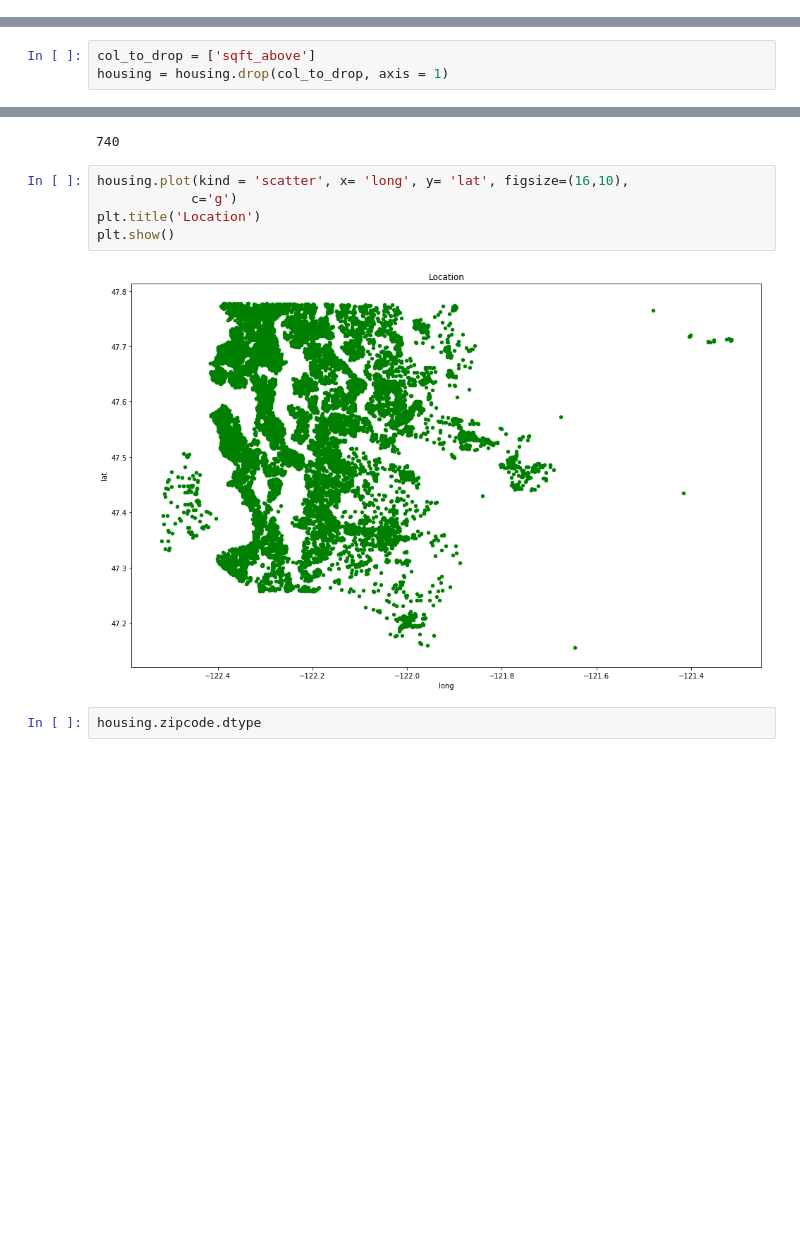
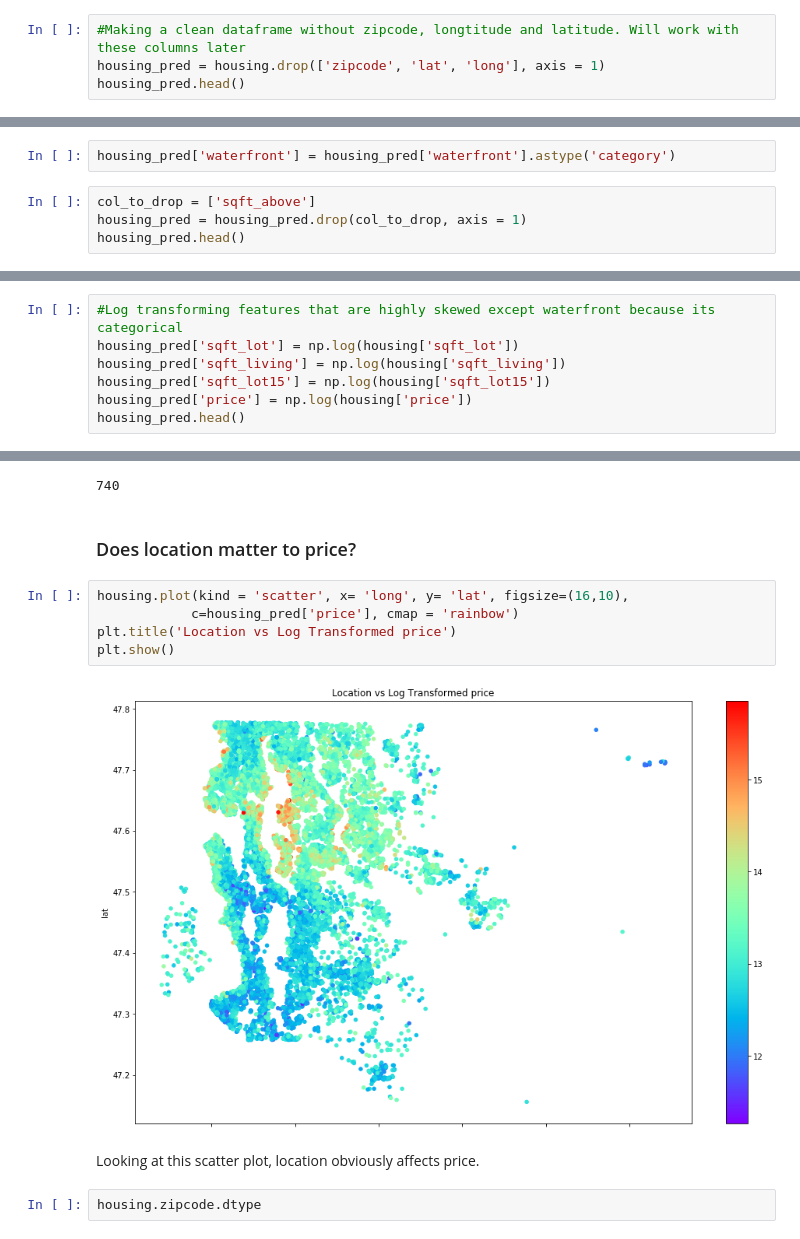
Before and after one commit to callRoko/dsc-1-final-project-online-ds-pt-041519, a Jupyter notebook: student.ipynb, the cells around one changed output, grey strips where cells are left out. Drawn from its saved outputs; the diff is of its cells as text; blank space fills up the shorter version.

```diff
--- a/student.ipynb
+++ b/student.ipynb
@@ -388,0 +342,4 @@ Looking at these distribution plots and scatter, I can see several things. Much
+# %%
+#Making a clean dataframe without zipcode, longtitude and latitude. Will work with these columns later
+housing_pred = housing.drop(['zipcode', 'lat', 'long'], axis = 1)
+housing_pred.head()
@@ -403,3 +369,6 @@ Remembering that the target variable is price, the variables most highly correla
+# %%
+housing_pred['waterfront'] = housing_pred['waterfront'].astype('category')
 # %%
 col_to_drop = ['sqft_above']
-housing = housing.drop(col_to_drop, axis = 1)
+housing_pred = housing_pred.drop(col_to_drop, axis = 1)
+housing_pred.head()
@@ -438,0 +401,7 @@ housing_log.hist(figsize=(10,10));
+# %%
+#Log transforming features that are highly skewed except waterfront because its categorical
+housing_pred['sqft_lot'] = np.log(housing['sqft_lot'])
+housing_pred['sqft_living'] = np.log(housing['sqft_living'])
+housing_pred['sqft_lot15'] = np.log(housing['sqft_lot15'])
+housing_pred['price'] = np.log(housing['price'])
+housing_pred.head()
@@ -487,13 +466,17 @@ housing.lat.nunique()
 housing.long.nunique()
 # %% [output]
 740
+# %% [markdown]
+### Does location matter to price?
 # %%
 housing.plot(kind = 'scatter', x= 'long', y= 'lat', figsize=(16,10),
-            c='g')
-plt.title('Location')
+            c=housing_pred['price'], cmap = 'rainbow')
+plt.title('Location vs Log Transformed price')
 plt.show()
 # %% [output]
-[figure, old version]
+[figure, new version]
+# %% [markdown]
+Looking at this scatter plot, location obviously affects price.
 # %%
 housing.zipcode.dtype
 # %% [output]
```
Also changed, not shown: parts of 99 cells of this notebook.
